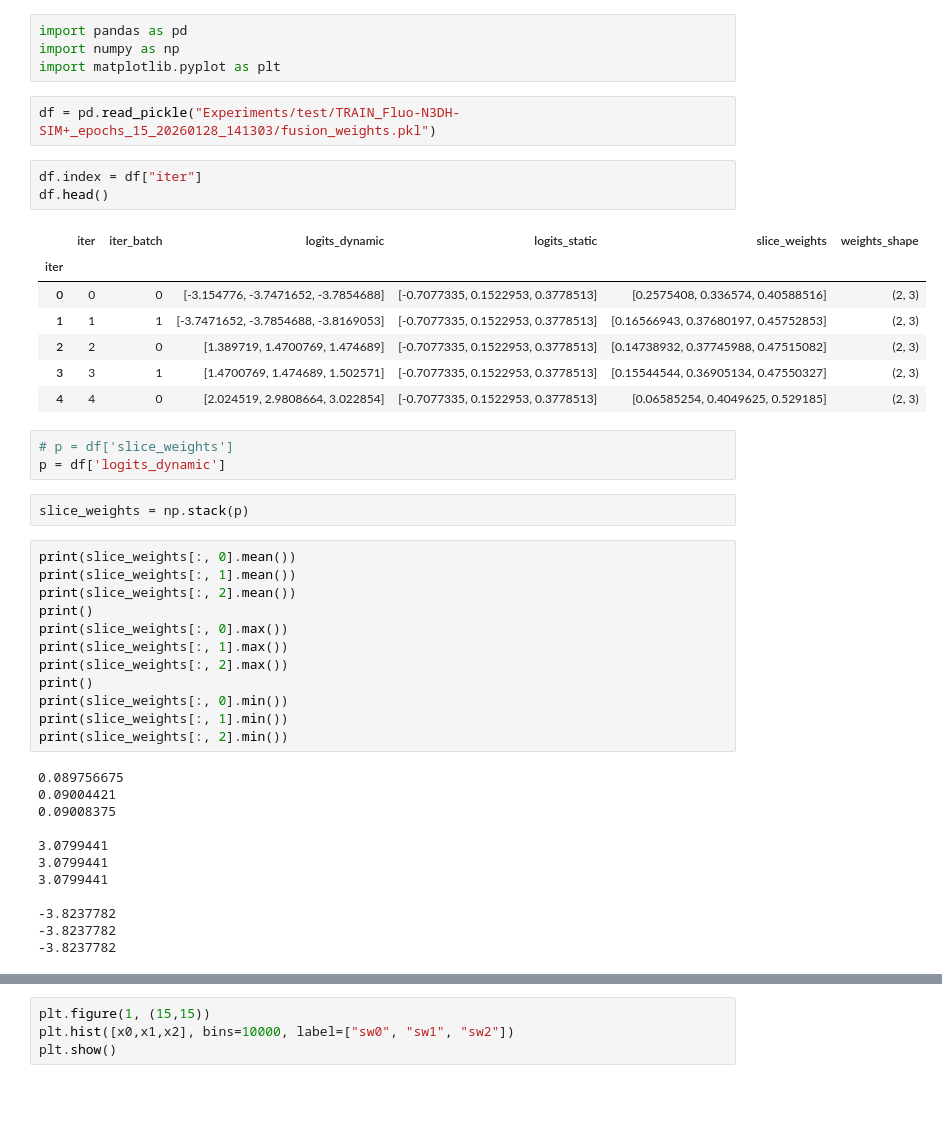
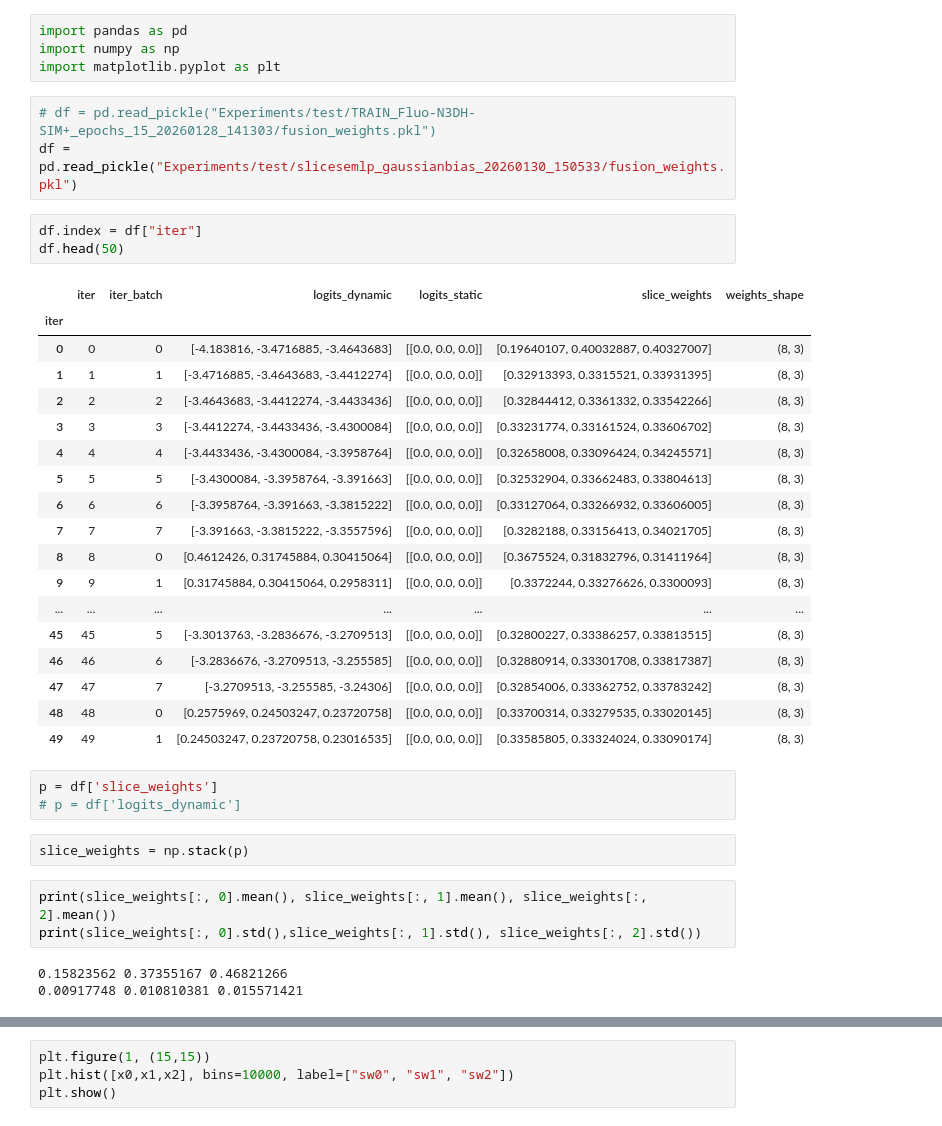
Before and after one commit to RohanGd/ExtendingMaskRCNN, a Jupyter notebook: study_fusion_weights.ipynb, the cells around one changed output, grey strips where cells are left out. Saved outputs shown, nothing was run; the diff lists cells and outputs as text; blank space fills up the shorter version.

```diff
--- a/study_fusion_weights.ipynb
+++ b/study_fusion_weights.ipynb
@@ -3,44 +3,38 @@ import pandas as pd
 import numpy as np
 import matplotlib.pyplot as plt
 # %%
-df = pd.read_pickle("Experiments/test/TRAIN_Fluo-N3DH-SIM+_epochs_15_20260128_141303/fusion_weights.pkl")
+# df = pd.read_pickle("Experiments/test/TRAIN_Fluo-N3DH-SIM+_epochs_15_20260128_141303/fusion_weights.pkl")
+df = pd.read_pickle("Experiments/test/slicesemlp_gaussianbias_20260130_150533/fusion_weights.pkl")
 # %%
 df.index = df["iter"]
-df.head()
+df.head(50)
 # %% [output]
 |  | iter | iter_batch | logits_dynamic | logits_static | slice_weights | weights_shape |
 | iter |  |  |  |  |  |  |
-| 0 | 0 | 0 | [-3.154776, -3.7471652, -3.7854688] | [-0.7077335, 0.1522953, 0.3778513] | [0.2575408, 0.336574, 0.40588516] | (2, 3) |
-| 1 | 1 | 1 | [-3.7471652, -3.7854688, -3.8169053] | [-0.7077335, 0.1522953, 0.3778513] | [0.16566943, 0.37680197, 0.45752853] | (2, 3) |
-| 2 | 2 | 0 | [1.389719, 1.4700769, 1.474689] | [-0.7077335, 0.1522953, 0.3778513] | [0.14738932, 0.37745988, 0.47515082] | (2, 3) |
-| 3 | 3 | 1 | [1.4700769, 1.474689, 1.502571] | [-0.7077335, 0.1522953, 0.3778513] | [0.15544544, 0.36905134, 0.47550327] | (2, 3) |
-| 4 | 4 | 0 | [2.024519, 2.9808664, 3.022854] | [-0.7077335, 0.1522953, 0.3778513] | [0.06585254, 0.4049625, 0.529185] | (2, 3) |
+| 0 | 0 | 0 | [-4.183816, -3.4716885, -3.4643683] | [[0.0, 0.0, 0.0]] | [0.19640107, 0.40032887, 0.40327007] | (8, 3) |
+| 1 | 1 | 1 | [-3.4716885, -3.4643683, -3.4412274] | [[0.0, 0.0, 0.0]] | [0.32913393, 0.3315521, 0.33931395] | (8, 3) |
+| 2 | 2 | 2 | [-3.4643683, -3.4412274, -3.4433436] | [[0.0, 0.0, 0.0]] | [0.32844412, 0.3361332, 0.33542266] | (8, 3) |
+| 3 | 3 | 3 | [-3.4412274, -3.4433436, -3.4300084] | [[0.0, 0.0, 0.0]] | [0.33231774, 0.33161524, 0.33606702] | (8, 3) |
+| 4 | 4 | 4 | [-3.4433436, -3.4300084, -3.3958764] | [[0.0, 0.0, 0.0]] | [0.32658008, 0.33096424, 0.34245571] | (8, 3) |
+| 5 | 5 | 5 | [-3.4300084, -3.3958764, -3.391663] | [[0.0, 0.0, 0.0]] | [0.32532904, 0.33662483, 0.33804613] | (8, 3) |
+| 6 | 6 | 6 | [-3.3958764, -3.391663, -3.3815222] | [[0.0, 0.0, 0.0]] | [0.33127064, 0.33266932, 0.33606005] | (8, 3) |
+| 7 | 7 | 7 | [-3.391663, -3.3815222, -3.3557596] | [[0.0, 0.0, 0.0]] | [0.3282188, 0.33156413, 0.34021705] | (8, 3) |
+| 8 | 8 | 0 | [0.4612426, 0.31745884, 0.30415064] | [[0.0, 0.0, 0.0]] | [0.3675524, 0.31832796, 0.31411964] | (8, 3) |
+| 9 | 9 | 1 | [0.31745884, 0.30415064, 0.2958311] | [[0.0, 0.0, 0.0]] | [0.3372244, 0.33276626, 0.3300093] | (8, 3) |
+| ... | ... | ... | ... | ... | ... | ... |
+| 45 | 45 | 5 | [-3.3013763, -3.2836676, -3.2709513] | [[0.0, 0.0, 0.0]] | [0.32800227, 0.33386257, 0.33813515] | (8, 3) |
+| 46 | 46 | 6 | [-3.2836676, -3.2709513, -3.255585] | [[0.0, 0.0, 0.0]] | [0.32880914, 0.33301708, 0.33817387] | (8, 3) |
+| 47 | 47 | 7 | [-3.2709513, -3.255585, -3.24306] | [[0.0, 0.0, 0.0]] | [0.32854006, 0.33362752, 0.33783242] | (8, 3) |
+| 48 | 48 | 0 | [0.2575969, 0.24503247, 0.23720758] | [[0.0, 0.0, 0.0]] | [0.33700314, 0.33279535, 0.33020145] | (8, 3) |
+| 49 | 49 | 1 | [0.24503247, 0.23720758, 0.23016535] | [[0.0, 0.0, 0.0]] | [0.33585805, 0.33324024, 0.33090174] | (8, 3) |
 # %%
-# p = df['slice_weights']
-p = df['logits_dynamic']
+p = df['slice_weights']
+# p = df['logits_dynamic']
 # %%
 slice_weights = np.stack(p)
 # %%
-print(slice_weights[:, 0].mean())
-print(slice_weights[:, 1].mean())
-print(slice_weights[:, 2].mean())
-print()
-print(slice_weights[:, 0].max())
-print(slice_weights[:, 1].max())
-print(slice_weights[:, 2].max())
-print()
-print(slice_weights[:, 0].min())
-print(slice_weights[:, 1].min())
-print(slice_weights[:, 2].min())
+print(slice_weights[:, 0].mean(), slice_weights[:, 1].mean(), slice_weights[:, 2].mean())
+print(slice_weights[:, 0].std(),slice_weights[:, 1].std(), slice_weights[:, 2].std())
 # %% [output]
-0.089756675
-0.09004421
-0.09008375
-
-3.0799441
-3.0799441
-3.0799441
-
--3.8237782
--3.8237782
--3.8237782
+0.15823562 0.37355167 0.46821266
+0.00917748 0.010810381 0.015571421
```
Also changed, not shown: parts of 21 cells of this notebook, 6 other files.
